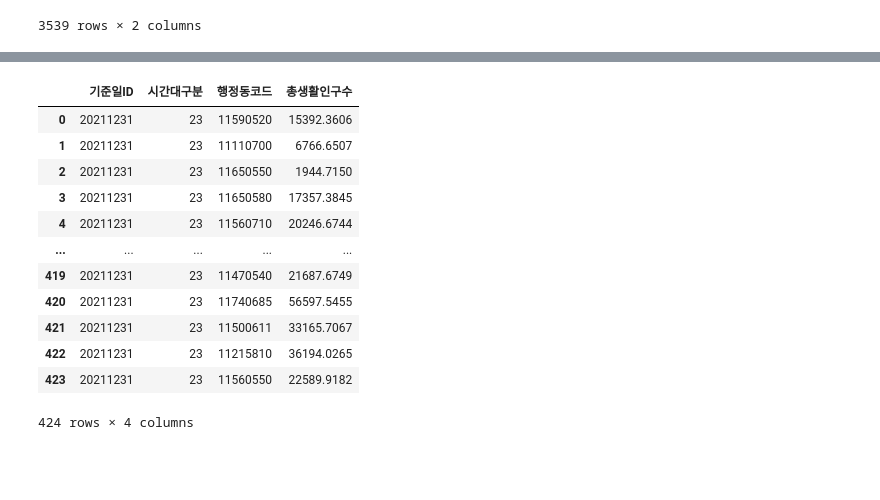
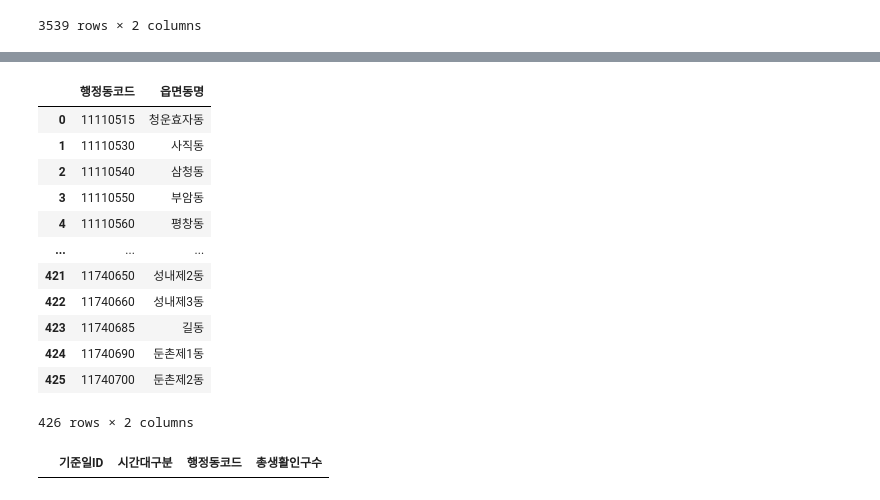
Before and after one commit to Dadaeunkim/accident_ana, a Jupyter notebook: 이륜차교통사고.ipynb, the cells around one changed output, grey strips where cells are left out. Saved outputs shown, nothing was run; the diff lists cells and outputs as text; code cells hidden in the pictures; blank space fills up the shorter version.

```diff
--- a/이륜차교통사고.ipynb
+++ b/이륜차교통사고.ipynb
@@ -305,19 +346,23 @@ df_match
+# %%
+df_match
+# %% [output]
+|  | 행정동코드 | 읍면동명 |
+| 0 | 11110515 | 청운효자동 |
+| 1 | 11110530 | 사직동 |
+| 2 | 11110540 | 삼청동 |
+| 3 | 11110550 | 부암동 |
+| 4 | 11110560 | 평창동 |
+| ... | ... | ... |
+| 421 | 11740650 | 성내제2동 |
+| 422 | 11740660 | 성내제3동 |
+| 423 | 11740685 | 길동 |
+| 424 | 11740690 | 둔촌제1동 |
+| 425 | 11740700 | 둔촌제2동 |
+426 rows × 2 columns
 # %%
 #서울시 행정동별 인구데이터 불러오기
 df_stat=pd.read_csv('C:/Users/김다은/Desktop/개인분석과제/서울시 행정동별 생활인구(내국인).csv', encoding='utf-8', index_col=None)
 # %%
-df_stat
+df_stat.loc[df_stat['행정동코드']==11740526,:]
 # %% [output]
 |  | 기준일ID | 시간대구분 | 행정동코드 | 총생활인구수 |
-| 0 | 20211231 | 23 | 11590520 | 15392.3606 |
-| 1 | 20211231 | 23 | 11110700 | 6766.6507 |
-| 2 | 20211231 | 23 | 11650550 | 1944.7150 |
-| 3 | 20211231 | 23 | 11650580 | 17357.3845 |
-| 4 | 20211231 | 23 | 11560710 | 20246.6744 |
-| ... | ... | ... | ... | ... |
-| 419 | 20211231 | 23 | 11470540 | 21687.6749 |
-| 420 | 20211231 | 23 | 11740685 | 56597.5455 |
-| 421 | 20211231 | 23 | 11500611 | 33165.7067 |
-| 422 | 20211231 | 23 | 11215810 | 36194.0265 |
-| 423 | 20211231 | 23 | 11560550 | 22589.9182 |
-424 rows × 4 columns
```
Also changed, not shown: parts of 34 cells of this notebook, 2 other files.
